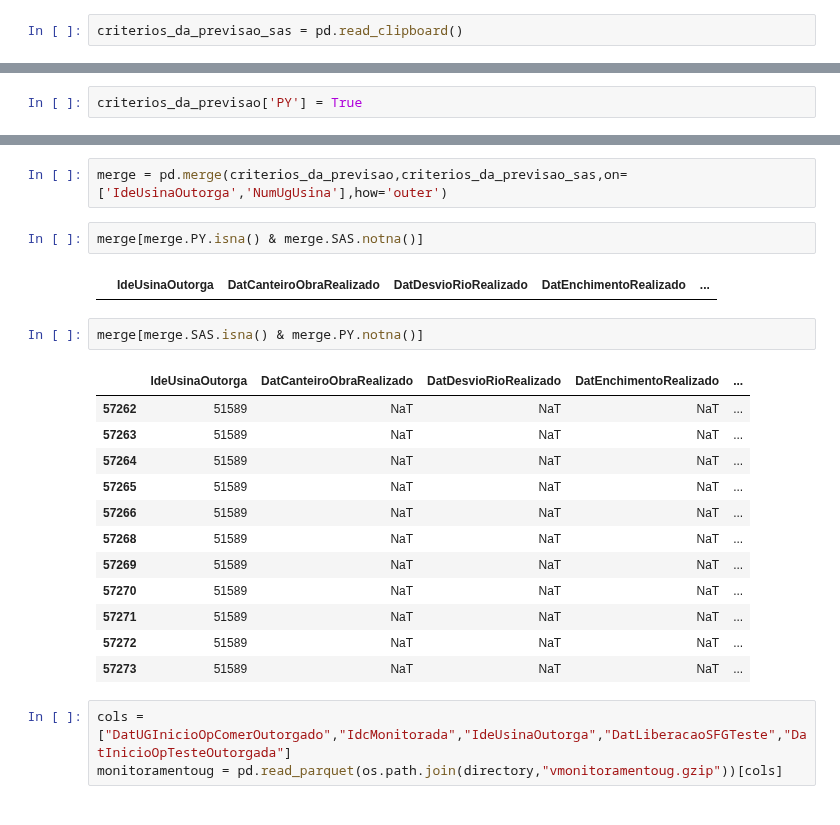
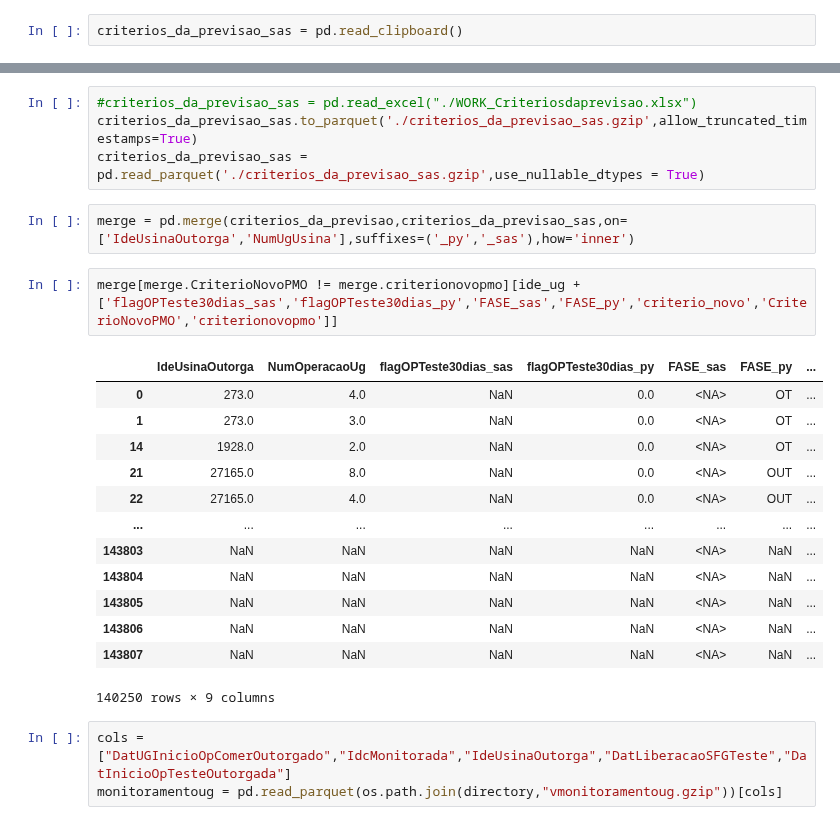
Before and after one commit to Vinicius667/Previsor, a Jupyter notebook: App/Previsor_teste2.ipynb, the cells around one changed output, grey strips where cells are left out. Drawn from its saved outputs; the diff is of its cells as text.

Commit message:
update
Checking if both implementations are giving the same result. By now, CriterioNovoPmo is not.

```diff
--- a/App/Previsor_teste2.ipynb
+++ b/App/Previsor_teste2.ipynb
@@ -650,2 +645,0 @@ criterios_da_previsao_sas['SAS'] = True
-# %%
-criterios_da_previsao['PY'] = True
@@ -661,24 +646,25 @@ criterios_da_previsao_sas[criterios_da_previsao_sas.IdeUsinaOutorga == 51589]
+# %%
+#criterios_da_previsao_sas = pd.read_excel("./WORK_Criteriosdaprevisao.xlsx")
+criterios_da_previsao_sas.to_parquet('./criterios_da_previsao_sas.gzip',allow_truncated_timestamps=True)
+criterios_da_previsao_sas = pd.read_parquet('./criterios_da_previsao_sas.gzip',use_nullable_dtypes = True)
 # %%
-merge = pd.merge(criterios_da_previsao,criterios_da_previsao_sas,on=['IdeUsinaOutorga','NumUgUsina'],how='outer')
+merge = pd.merge(criterios_da_previsao,criterios_da_previsao_sas,on=['IdeUsinaOutorga','NumUgUsina'],suffixes=('_py','_sas'),how='inner')
-# %%
-merge[merge.PY.isna() & merge.SAS.notna()]
-# %% [output]
-|  | IdeUsinaOutorga | DatCanteiroObraRealizado | DatDesvioRioRealizado | DatEnchimentoRealizado | ... |
-# %%
-merge[merge.SAS.isna() & merge.PY.notna()]
-# %% [output]
-|  | IdeUsinaOutorga | DatCanteiroObraRealizado | DatDesvioRioRealizado | DatEnchimentoRealizado | ... |
-| 57262 | 51589 | NaT | NaT | NaT | ... |
-| 57263 | 51589 | NaT | NaT | NaT | ... |
-| 57264 | 51589 | NaT | NaT | NaT | ... |
-| 57265 | 51589 | NaT | NaT | NaT | ... |
-| 57266 | 51589 | NaT | NaT | NaT | ... |
-| 57268 | 51589 | NaT | NaT | NaT | ... |
-| 57269 | 51589 | NaT | NaT | NaT | ... |
-| 57270 | 51589 | NaT | NaT | NaT | ... |
-| 57271 | 51589 | NaT | NaT | NaT | ... |
-| 57272 | 51589 | NaT | NaT | NaT | ... |
-| 57273 | 51589 | NaT | NaT | NaT | ... |
+# %%
+merge[merge.CriterioNovoPMO != merge.criterionovopmo][ide_ug + ['flagOPTeste30dias_sas','flagOPTeste30dias_py','FASE_sas','FASE_py','criterio_novo','CriterioNovoPMO','criterionovopmo']]
+# %% [output]
+|  | IdeUsinaOutorga | NumOperacaoUg | flagOPTeste30dias_sas | flagOPTeste30dias_py | FASE_sas | FASE_py | ... |
+| 0 | 273.0 | 4.0 | NaN | 0.0 | <NA> | OT | ... |
+| 1 | 273.0 | 3.0 | NaN | 0.0 | <NA> | OT | ... |
+| 14 | 1928.0 | 2.0 | NaN | 0.0 | <NA> | OT | ... |
+| 21 | 27165.0 | 8.0 | NaN | 0.0 | <NA> | OUT | ... |
+| 22 | 27165.0 | 4.0 | NaN | 0.0 | <NA> | OUT | ... |
+| ... | ... | ... | ... | ... | ... | ... | ... |
+| 143803 | NaN | NaN | NaN | NaN | <NA> | NaN | ... |
+| 143804 | NaN | NaN | NaN | NaN | <NA> | NaN | ... |
+| 143805 | NaN | NaN | NaN | NaN | <NA> | NaN | ... |
+| 143806 | NaN | NaN | NaN | NaN | <NA> | NaN | ... |
+| 143807 | NaN | NaN | NaN | NaN | <NA> | NaN | ... |
+140250 rows × 9 columns
 # %%
 cols = ["DatUGInicioOpComerOutorgado","IdcMonitorada","IdeUsinaOutorga","DatLiberacaoSFGTeste","DatInicioOpTesteOutorgada"]
 monitoramentoug = pd.read_parquet(os.path.join(directory,"vmonitoramentoug.gzip"))[cols]
```
Also changed, not shown: parts of 16 cells of this notebook.
